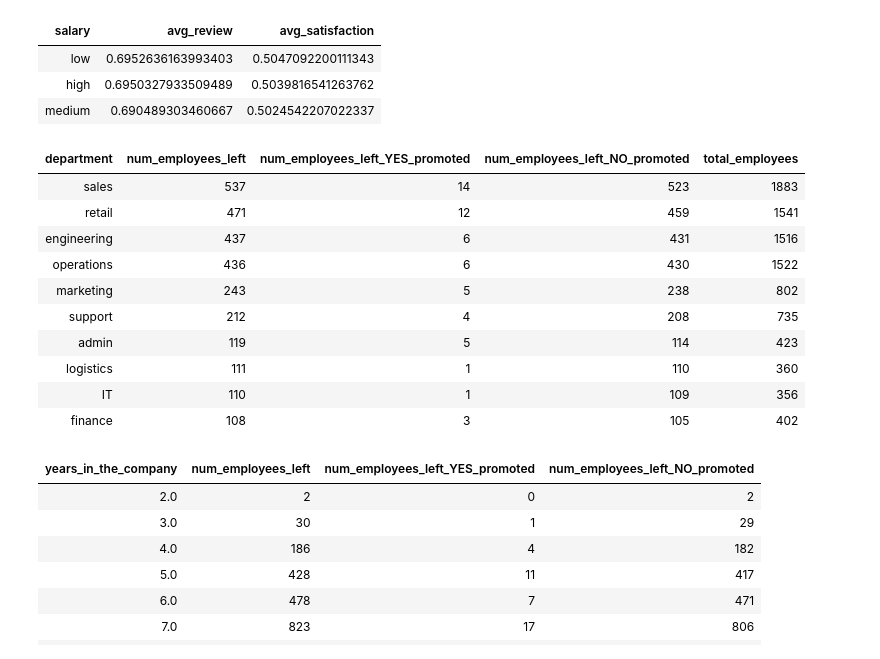
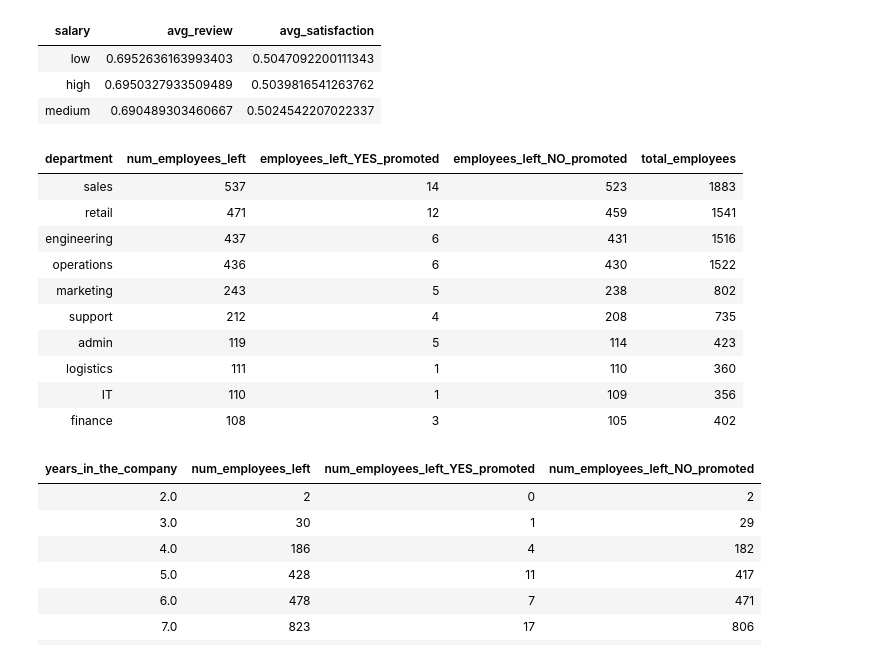
Before and after one commit to juliodelacruzz/project_4, a Jupyter notebook: SQL/Project_4.ipynb, the cells around one changed output. Saved outputs shown, nothing was run; the diff lists cells and outputs as text; code cells hidden in the pictures.

```diff
--- a/SQL/Project_4.ipynb
+++ b/SQL/Project_4.ipynb
@@ -156,18 +156,18 @@ GROUP BY
 # %%
 %sql
 -- Query to see how many employees who left the company were from which department and whether or not they were promoted before leaving the company
 
 SELECT
     department,
     SUM(CASE WHEN left = 'yes' THEN 1 ELSE 0 END) AS num_employees_left,
-    SUM(CASE WHEN left = 'yes' AND promoted = 1 THEN 1 ELSE 0 END) AS num_employees_left_YES_promoted,
-    SUM(CASE WHEN left = 'yes' AND promoted = 0 THEN 1 ELSE 0 END) AS num_employees_left_NO_promoted,
+    SUM(CASE WHEN left = 'yes' AND promoted = 1 THEN 1 ELSE 0 END) AS employees_left_YES_promoted,
+    SUM(CASE WHEN left = 'yes' AND promoted = 0 THEN 1 ELSE 0 END) AS employees_left_NO_promoted,
     COUNT(*) AS total_employees
 FROM employee_data
 GROUP BY department
 ORDER BY num_employees_left DESC;
 # %% [output]
-| department | num_employees_left | num_employees_left_YES_promoted | num_employees_left_NO_promoted | total_employees |
+| department | num_employees_left | employees_left_YES_promoted | employees_left_NO_promoted | total_employees |
 | sales | 537 | 14 | 523 | 1883 |
 | retail | 471 | 12 | 459 | 1541 |
 | engineering | 437 | 6 | 431 | 1516 |
```
Also changed, not shown: parts of 4 cells of this notebook, 2 other files.
